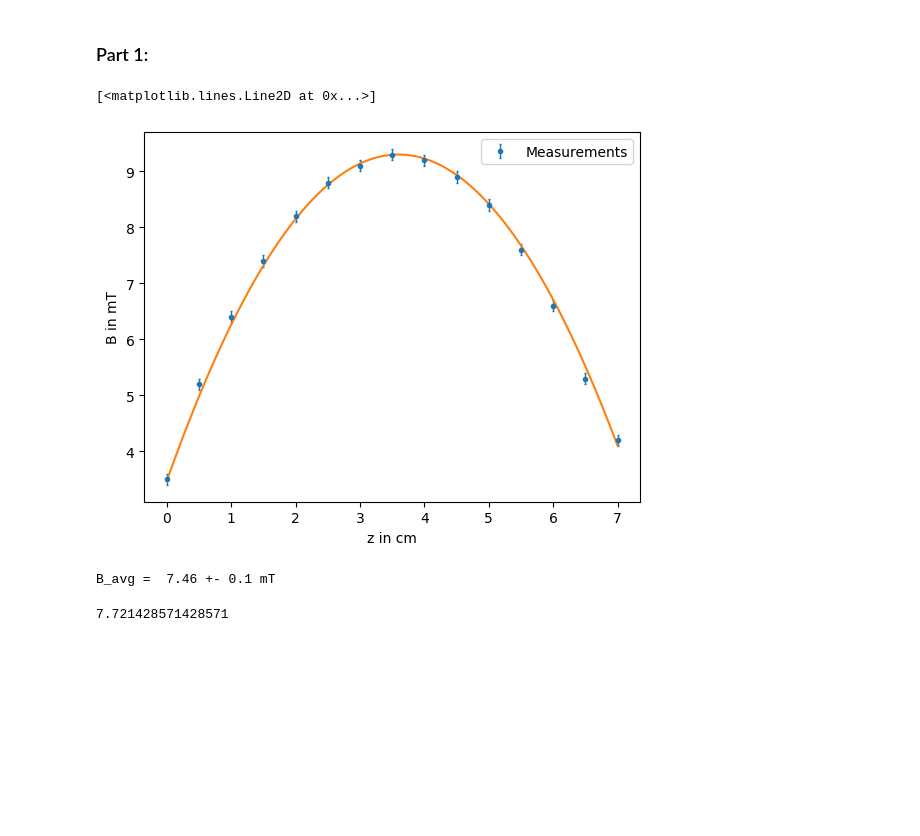
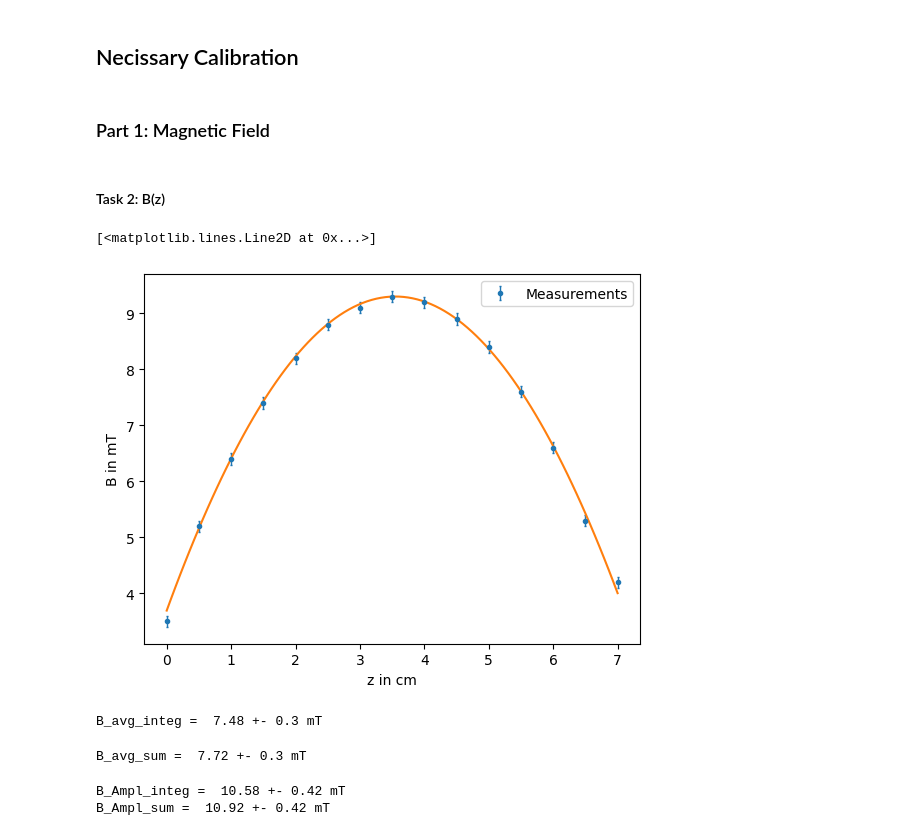
Before and after one commit to cembomembo/FP-Faraday, a Jupyter notebook: Evaluation/evaluation.ipynb, the cells around one changed output. Saved outputs shown, nothing was run; the diff lists cells and outputs as text; code cells hidden in the pictures; blank space fills up the shorter version.

Commit message:
finished evaluation of magnetic field, startet working on Malus, nothing in latex yet

```diff
--- a/Evaluation/evaluation.ipynb
+++ b/Evaluation/evaluation.ipynb
@@ -2,7 +2,9 @@
 import numpy as np
 import matplotlib.pyplot as plt
 # %% [markdown]
-### Part 1:
+## Necissary Calibration
+# %% [markdown]
+### Part 1: Magnetic Field
 # %%
 # B(z) measurement inside the coil at I = 1.00 A
 
@@ -43,26 +45,40 @@ B_I = np.array([ # for z = 3.5 cm
+# %% [markdown]
+#### Task 2: B(z)
 # %%
 plt.errorbar(B_z[0],B_z[1],yerr=B_err, fmt='.', capsize=1, elinewidth=1, label='Measurements')# xerr=0.01, line_style='dashed' )
 plt.ylabel('B in mT')
 plt.xlabel('z in cm')
 plt.legend()
 
 # Manual fit:
 x_fit = np.linspace(0,7,100)
 def y_fit(x):
-    return -0.45*(x-3.6)**2+9.3
+    return -0.445*(x-3.55)**2+9.3
 plt.plot(x_fit,y_fit(x_fit))
 # %% [output]
 [<matplotlib.lines.Line2D at 0x...>]
-[figure, old version]
+[figure, new version]
 # %%
 import scipy.integrate as integrate
 
-B_avg = integrate.quad(lambda x: y_fit(x),0,7)
-print('B_avg = ',np.round(np.array(B_avg)[0]/7, decimals=2),'+-',0.1,'mT', )
+B_avg_integ = integrate.quad(lambda x: y_fit(x),0,7)
+B_avg_integ =np.round(np.array(B_avg_integ)[0]/7, decimals=2)
+print('B_avg_integ = ',B_avg_integ ,'+-',0.3,'mT', )
 # %% [output]
-B_avg =  7.46 +- 0.1 mT
+B_avg_integ =  7.48 +- 0.3 mT
 # %%
-B_alt = np.sum(B_z[1])/14
-print(B_alt)
+B_avg_sum = 0.5*np.sum(B_z[1])/7
+print('B_avg_sum = ',np.round(np.array(B_avg_sum), decimals=2),'+-',0.3,'mT', )
 # %% [output]
-7.721428571428571
+B_avg_sum =  7.72 +- 0.3 mT
+# %%
+# B_Ampl
+
+B_Ampl_integ = B_avg_integ*np.sqrt(2)
+B_Ampl_sum = B_avg_sum*np.sqrt(2)
+
+print('B_Ampl_integ = ',np.round(np.array(B_Ampl_integ), decimals=2),'+-',0.42,'mT', )
+print('B_Ampl_sum = ',np.round(np.array(B_Ampl_sum), decimals=2),'+-',0.42,'mT', )
+# %% [output]
+B_Ampl_integ =  10.58 +- 0.42 mT
+B_Ampl_sum =  10.92 +- 0.42 mT
```
Also changed, not shown: parts of 11 cells of this notebook.
